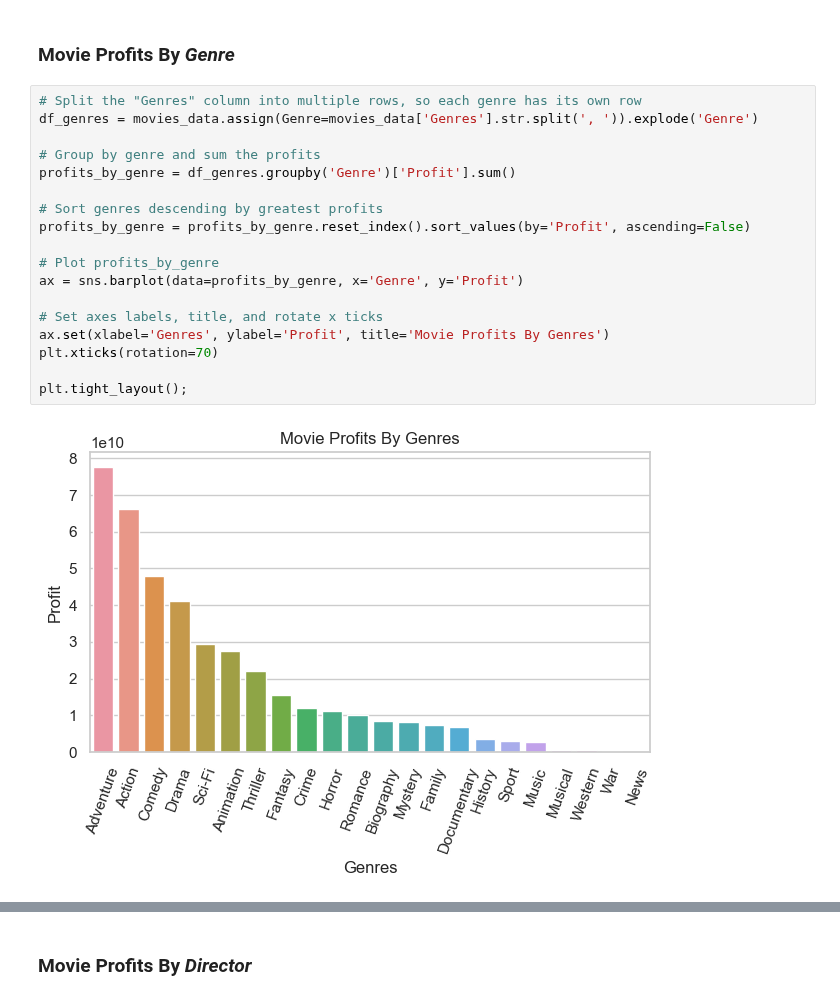
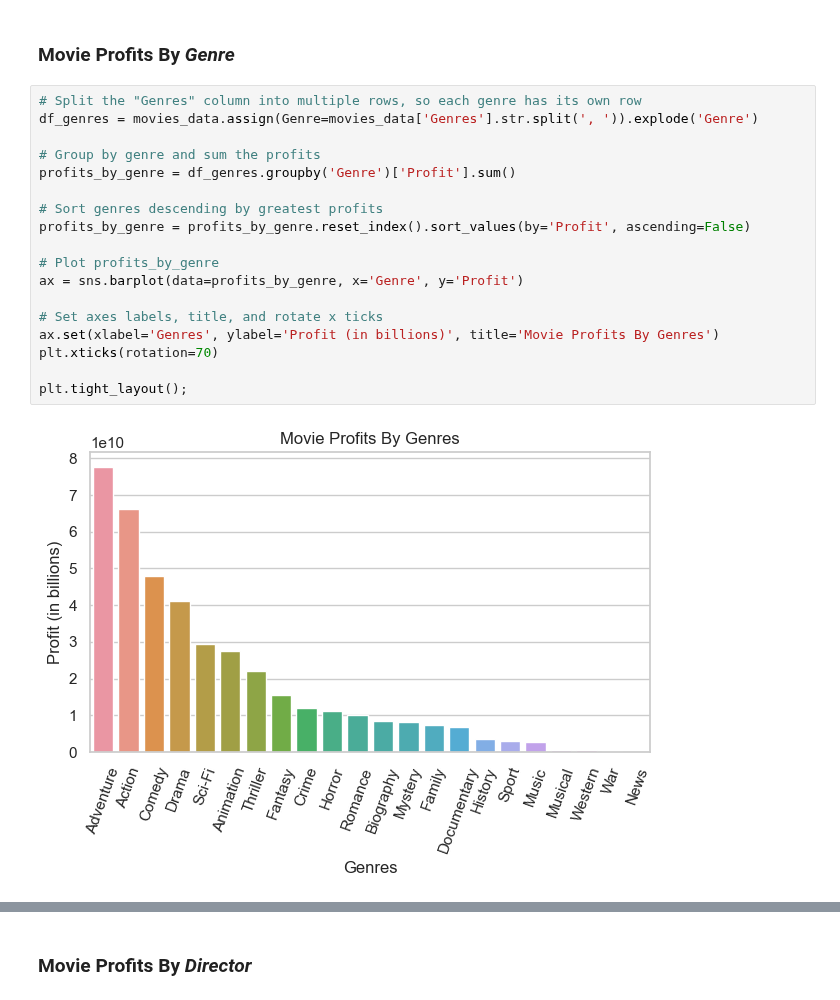
Before and after one commit to scarlettvalentin/movie_studio_project, a Jupyter notebook: notebook.ipynb, the cells around one changed output, grey strips where cells are left out. Saved outputs shown, nothing was run; the diff lists cells and outputs as text.

```diff
--- a/notebook.ipynb
+++ b/notebook.ipynb
@@ -565,20 +565,20 @@ sns.set_theme(context='notebook', style='whitegrid', palette='husl')
 # %%
 # Split the "Genres" column into multiple rows, so each genre has its own row
 df_genres = movies_data.assign(Genre=movies_data['Genres'].str.split(', ')).explode('Genre')
 
 # Group by genre and sum the profits
 profits_by_genre = df_genres.groupby('Genre')['Profit'].sum()
 
 # Sort genres descending by greatest profits
 profits_by_genre = profits_by_genre.reset_index().sort_values(by='Profit', ascending=False)
 
 # Plot profits_by_genre
 ax = sns.barplot(data=profits_by_genre, x='Genre', y='Profit')
 
 # Set axes labels, title, and rotate x ticks
-ax.set(xlabel='Genres', ylabel='Profit', title='Movie Profits By Genres')
+ax.set(xlabel='Genres', ylabel='Profit (in billions)', title='Movie Profits By Genres')
 plt.xticks(rotation=70)
 
 plt.tight_layout();
 # %% [output]
-[figure, old version]
+[figure, new version]
```
Also changed, not shown: parts of 5 cells of this notebook.
